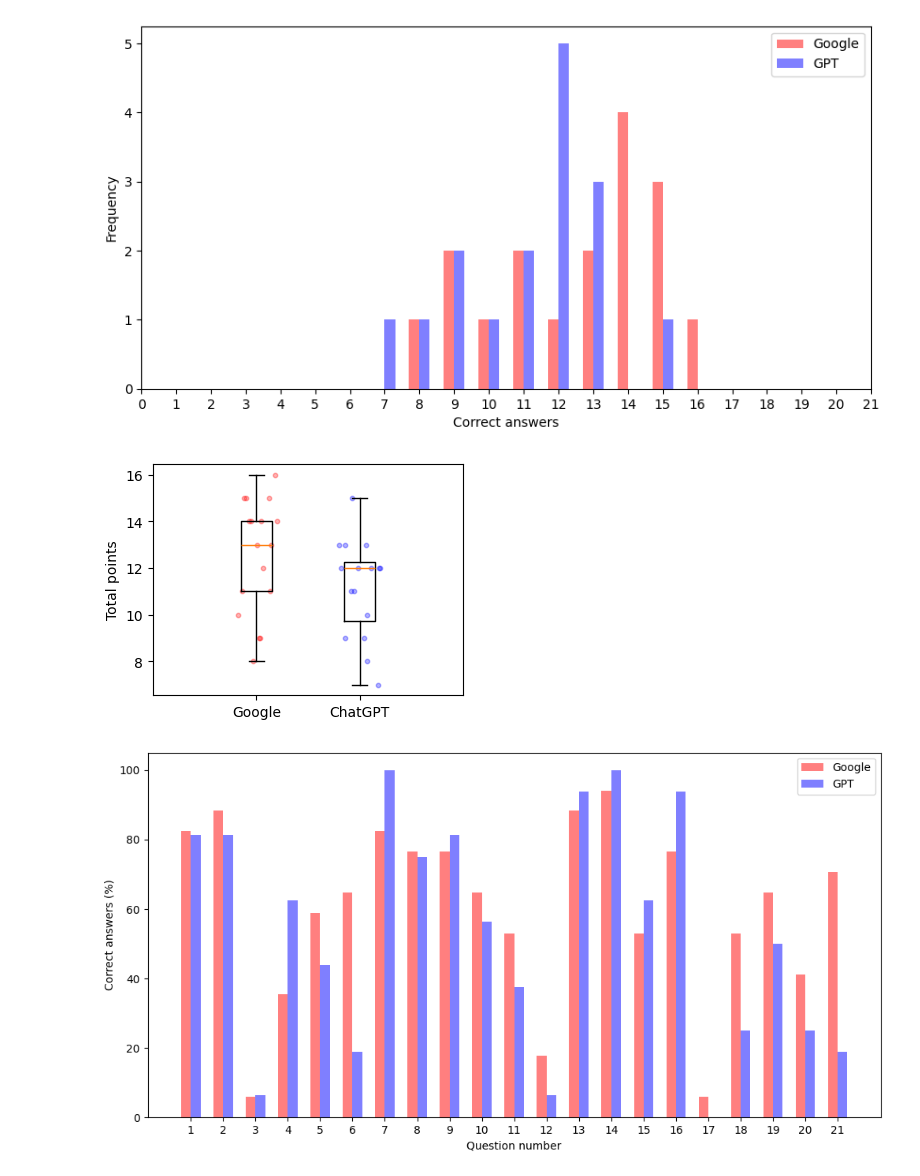
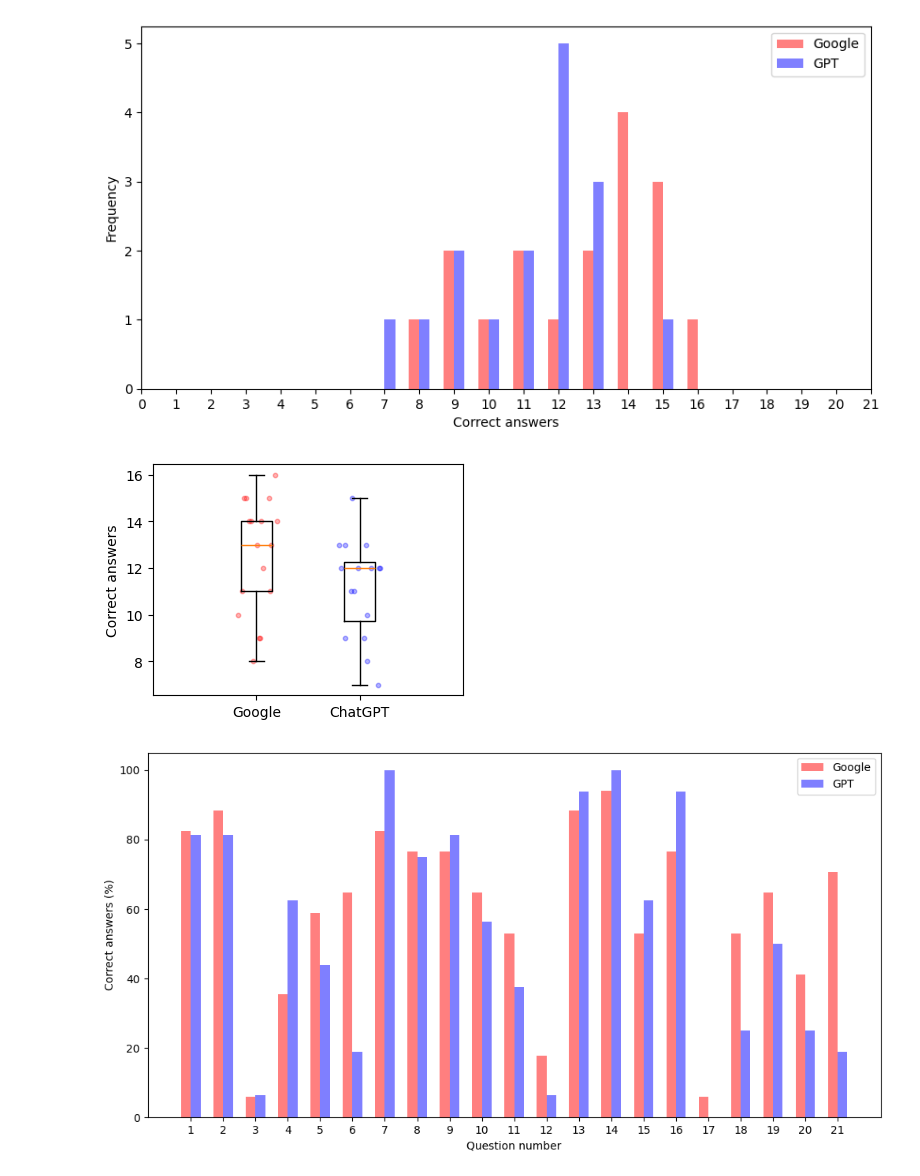
Before and after one commit to s185231/cognitive_experiments, a Jupyter notebook: data_preprocessing_linea.ipynb, the cells around one changed output. Cells and saved outputs as stored; diff of their text form; code cells hidden in the pictures.

```diff
--- a/data_preprocessing_linea.ipynb
+++ b/data_preprocessing_linea.ipynb
@@ -106,26 +106,26 @@ plt.show()
 # %%
 # Make box plot over total
 import random
 random.seed(10)
 
 positions = [0, 0.5]
 plt.figure(figsize=(4, 3))
 plt.boxplot([df_google["Total"], df_gpt["Total"]], tick_labels=["Google", "ChatGPT"], positions=positions)
 # plot datapoints on top
 datapoints_google_jitter = [positions[0]]*len(df_google["Total"])
 datapoints_google_jitter = [x + random.uniform(-0.1, 0.1) for x in datapoints_google_jitter]
 
 datapoints_gpt_jitter = [positions[1]]*len(df_gpt["Total"])
 datapoints_gpt_jitter = [x + random.uniform(-0.1, 0.1) for x in datapoints_gpt_jitter]
 plt.scatter(datapoints_google_jitter, df_google["Total"], alpha=0.3,s = 10, color='r', label='N =' + str(len(df_google["Total"])))
 plt.scatter(datapoints_gpt_jitter, df_gpt["Total"], alpha=0.3, s=10, color='b', label='N = '+ str(len(df_gpt["Total"])))
-plt.ylabel("Total points")
+plt.ylabel("Correct answers")
 #plt.title("Total points for Google and GPT")
 #plt.legend(loc='upper right')
 plt.savefig("figs/boxplot_total_points.pdf", bbox_inches='tight')
 plt.show()
 # %% [output]
-[figure, old version]
+[figure, new version]
 # %%
 # Make bar plot of points in each question
 import numpy as np
```
Also changed, not shown: parts of 5 cells of this notebook, 13 other files.
